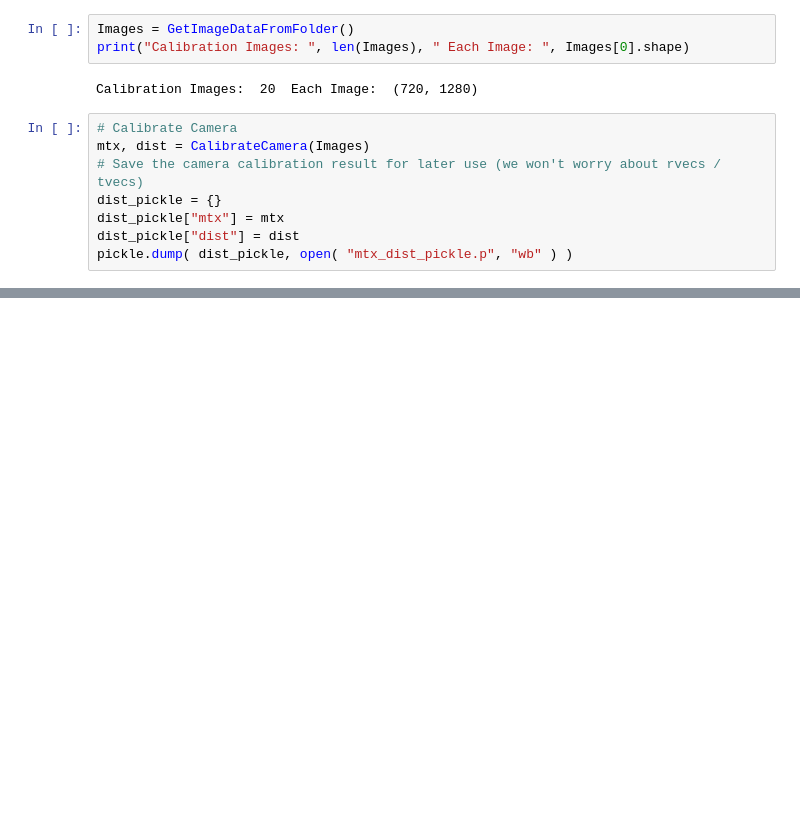
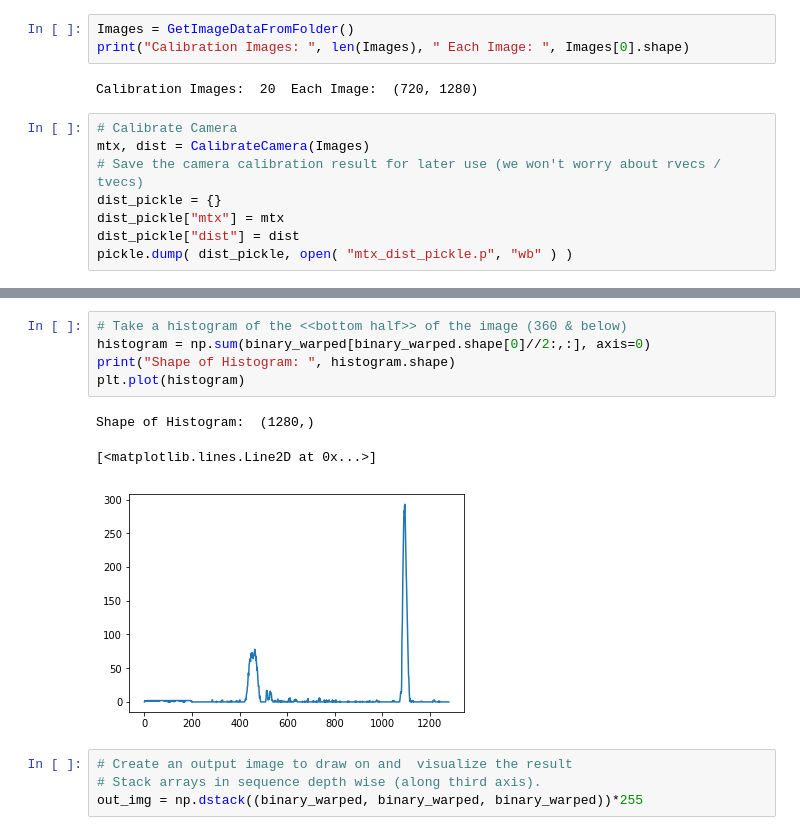
Before and after one commit to allaydesai/Advance-Lane-Finding, a Jupyter notebook: Main.ipynb, the cells around one changed output, grey strips where cells are left out. Drawn from its saved outputs; the diff is of its cells as text; blank space fills up the shorter version.

```diff
--- a/Main.ipynb
+++ b/Main.ipynb
@@ -73,0 +235,13 @@ ax2.set_title('Undistorted Image', fontsize=30)
+# %%
+# Take a histogram of the <<bottom half>> of the image (360 & below)
+histogram = np.sum(binary_warped[binary_warped.shape[0]//2:,:], axis=0)
+print("Shape of Histogram: ", histogram.shape)
+plt.plot(histogram)
+# %% [output]
+Shape of Histogram:  (1280,)
+[<matplotlib.lines.Line2D at 0x...>]
+[figure, added]
+# %%
+# Create an output image to draw on and  visualize the result
+# Stack arrays in sequence depth wise (along third axis).
+out_img = np.dstack((binary_warped, binary_warped, binary_warped))*255
```
Also changed, not shown: parts of 17 cells of this notebook, 18 other files.
